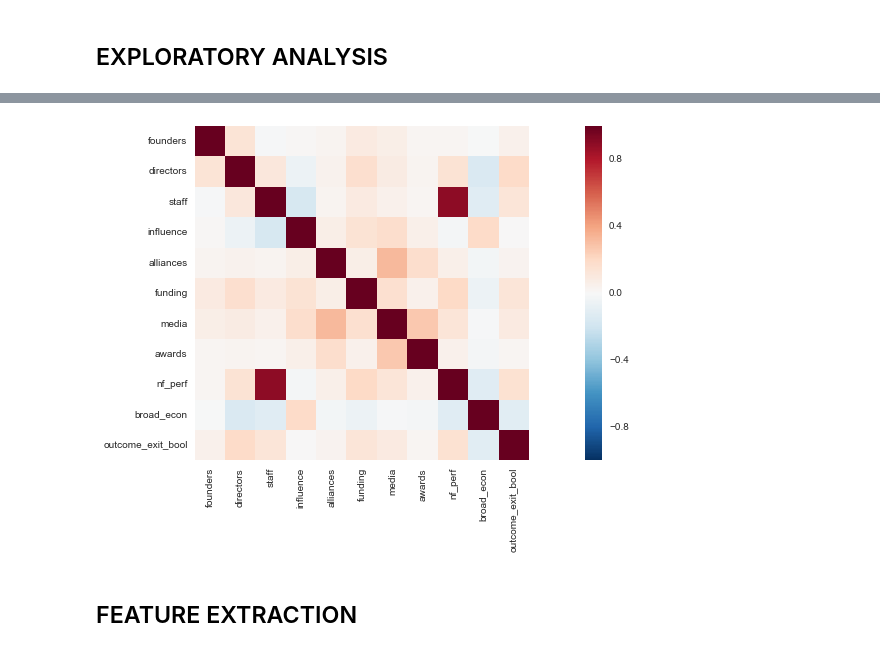
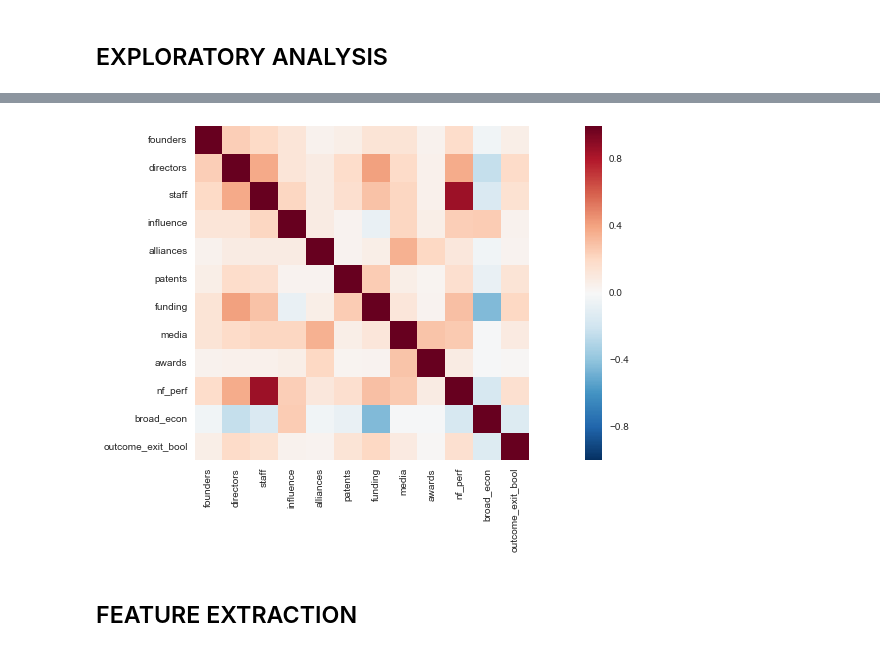
Before and after one commit to markshelton/autovc, a Jupyter notebook: dev/package/analysis/analysis.ipynb, the cells around one changed output, grey strips where cells are left out. Cells and saved outputs as stored; diff of their text form; code cells hidden in the pictures.

Commit message:
downloaded patent data

```diff
--- a/dev/package/analysis/analysis.ipynb
+++ b/dev/package/analysis/analysis.ipynb
@@ -21,7 +21,7 @@ rcParams['figure.figsize'] = 20,6
 
 #load data first time from database
 import analysis.dataPreparer as dp
-df = dp.export_dataframe(path+"analysis/output/combo.db", "combo")
+df = dp.export_dataframe(path+"analysis/output/combo.db", "thirteen_sixteen")
 df_backup = df.copy()
 df.describe()
 # %% [output]
@@ -49,14 +45,31 @@ df.describe()
 ## CREATE LABEL & FEATURES
 # %%
 #Select label & logically constrain data
+
+
 df = df.loc[df['confidence_performance_other_operating_bool'] == 1]
-label = "outcome_exit_bool"
+df = df.loc[df['confidence_validation_funding_rounds_number'] >= 1]
+
+#1 - Did the company exit?
+#label = "outcome_exit_bool"
+
+#2 - Did the company raise more rounds?
+#df["outcome_funding_more_rounds_number"] = df["outcome_funding_rounds_number"] - df["confidence_validation_funding_rounds_number"]
+#df["outcome_funding_more_rounds_bool"] = df["outcome_funding_more_rounds_number"].apply(lambda x: 1 if x > 0 else 0)
+#label = "outcome_funding_more_rounds_bool"
+
+#3 - Did the company close?
+label = "outcome_closed_bool"
+
+company_names = df[["keys_company_name",label]]
+
 y = df[label]
-y.value_counts()
+#y.value_counts()
 
 #Select features
-drops = df[[col for col in list(df) if col.startswith(("key","outcome","index"))]]
-X = df.drop(list(drops), axis=1)
+df = df.select_dtypes(['number'])
+drops = [col for col in list(df) if col.startswith(("key","from","outcome","index"))]
+X = df.drop(drops, axis=1)
 features = list(X)
 sorted(features)
 
@@ -200,36 +303,38 @@ features_list = [
     "potential_human_directors_companies_exits_all_average_number",
     "potential_human_staff_jobs_all_average_number",
     "potential_social_influence_twitter_bool",
     "potential_social_alliances_milestones_count_alliance_number",
+    "potential_structural_patents_count_number",
     "confidence_validation_funding_raised_total_value_number",
     "potential_social_influence_milestones_count_all_number",
     "confidence_validation_awards_milestones_count_awards_number",
     "confidence_performance_other_staff_all_total_number",
-    "confidence_context_broader_founded_date"
+    "confidence_context_broader_founded_date",
 ]
 
 features_new_list = [
     "founders",
     "directors",
     "staff",
     "influence",
     "alliances",
+    "patents",
     "funding",
     "media",
     "awards",
     "nf_perf",
-    "broad_econ"
+    "broad_econ",
 ]
 
 features = df[features_list]
 features.columns = features_new_list
 df_small = pd.concat([features, df[label]], axis=1)
 
 sns.heatmap(df_small.corr(method="spearman"), square=True)
 #sns.pairplot(df_small, hue=label,dropna=True)
 sns.plt.show()
 # %% [output]
-[figure, old version]
+[figure, new version]
 # %%
 #Split dataset
 from sklearn.model_selection import train_test_split
```
Also changed, not shown: parts of 8 cells of this notebook, 2 other files.
